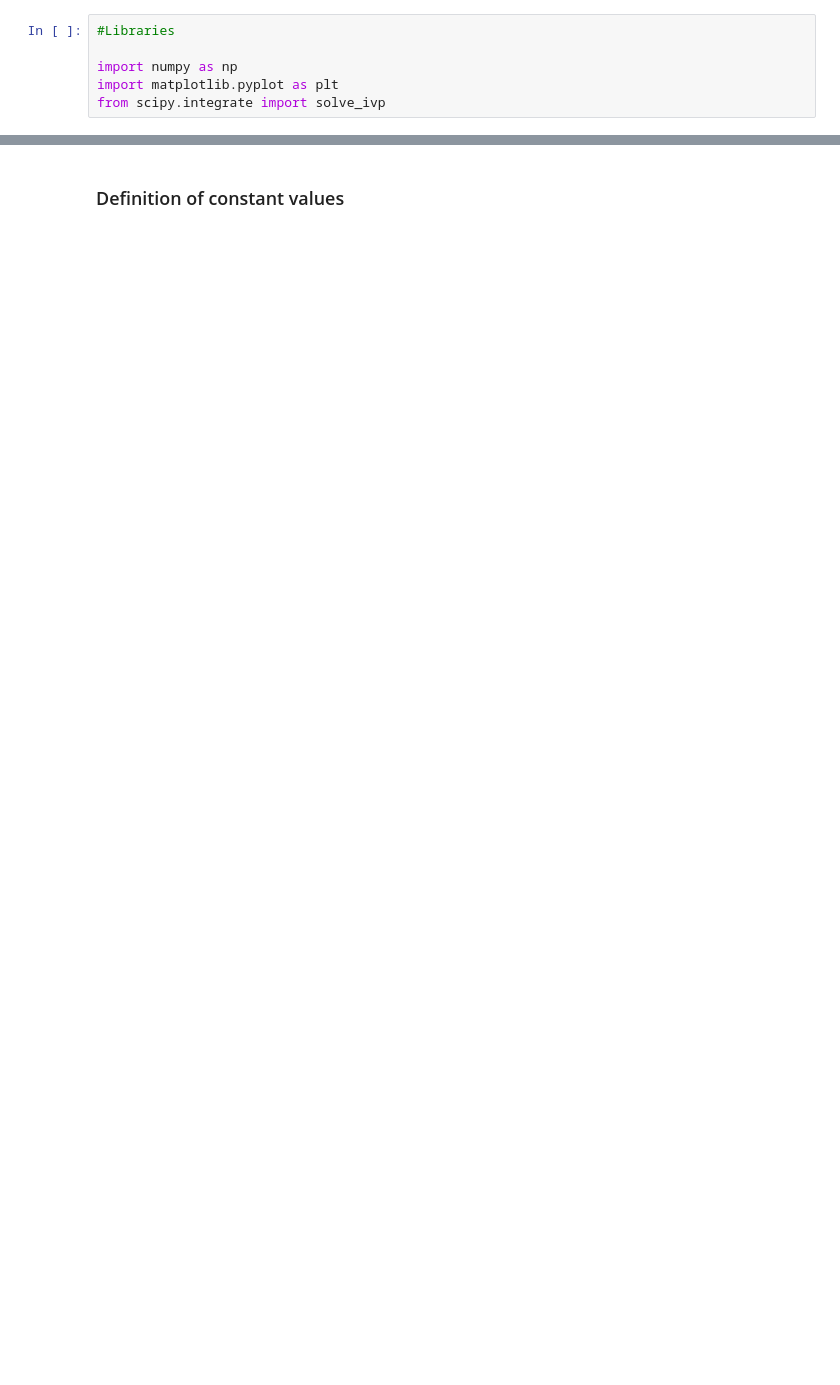
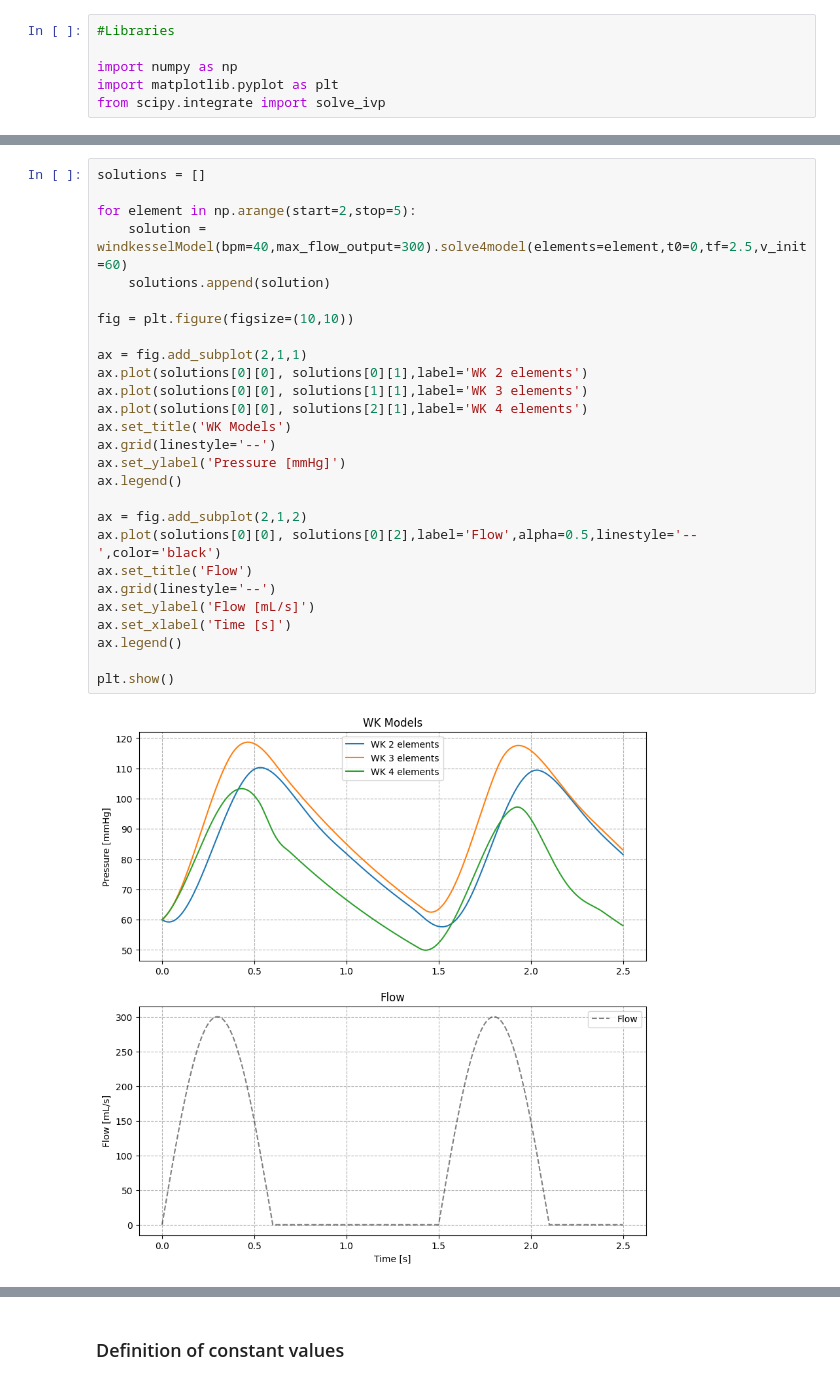
Before and after one commit to lneira19/physio-codes, a Jupyter notebook: windkessel/Windkessel.ipynb, the cells around one changed output, grey strips where cells are left out. Drawn from its saved outputs; the diff is of its cells as text; blank space fills up the shorter version.

```diff
--- a/windkessel/Windkessel.ipynb
+++ b/windkessel/Windkessel.ipynb
@@ -6,0 +105,29 @@ from scipy.integrate import solve_ivp
+# %%
+solutions = []
+
+for element in np.arange(start=2,stop=5):
+    solution = windkesselModel(bpm=40,max_flow_output=300).solve4model(elements=element,t0=0,tf=2.5,v_init=60)
+    solutions.append(solution)
+
+fig = plt.figure(figsize=(10,10))
+
+ax = fig.add_subplot(2,1,1)
+ax.plot(solutions[0][0], solutions[0][1],label='WK 2 elements')
+ax.plot(solutions[0][0], solutions[1][1],label='WK 3 elements')
+ax.plot(solutions[0][0], solutions[2][1],label='WK 4 elements')
+ax.set_title('WK Models')
+ax.grid(linestyle='--')
+ax.set_ylabel('Pressure [mmHg]')
+ax.legend()
+
+ax = fig.add_subplot(2,1,2)
+ax.plot(solutions[0][0], solutions[0][2],label='Flow',alpha=0.5,linestyle='--',color='black')
+ax.set_title('Flow')
+ax.grid(linestyle='--')
+ax.set_ylabel('Flow [mL/s]')
+ax.set_xlabel('Time [s]')
+ax.legend()
+
+plt.show()
+# %% [output]
+[figure, added]
```
Also changed, not shown: parts of 8 cells of this notebook.
